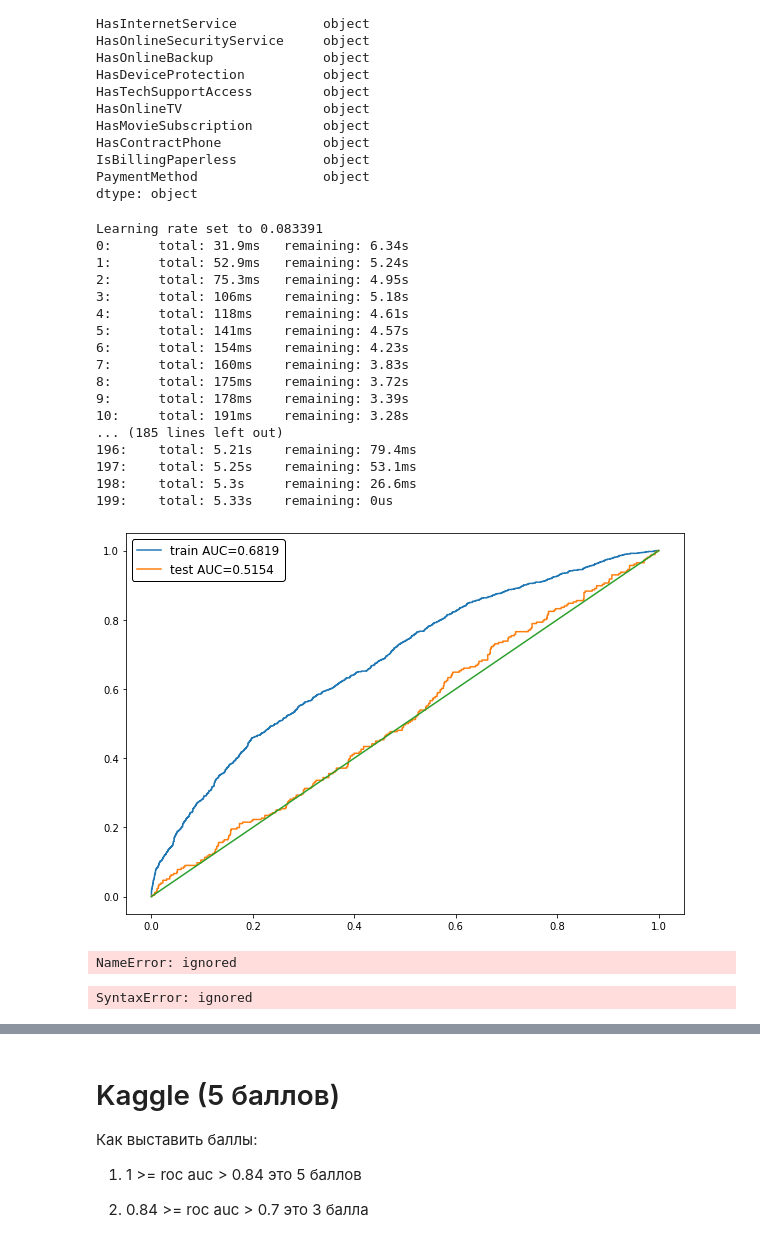
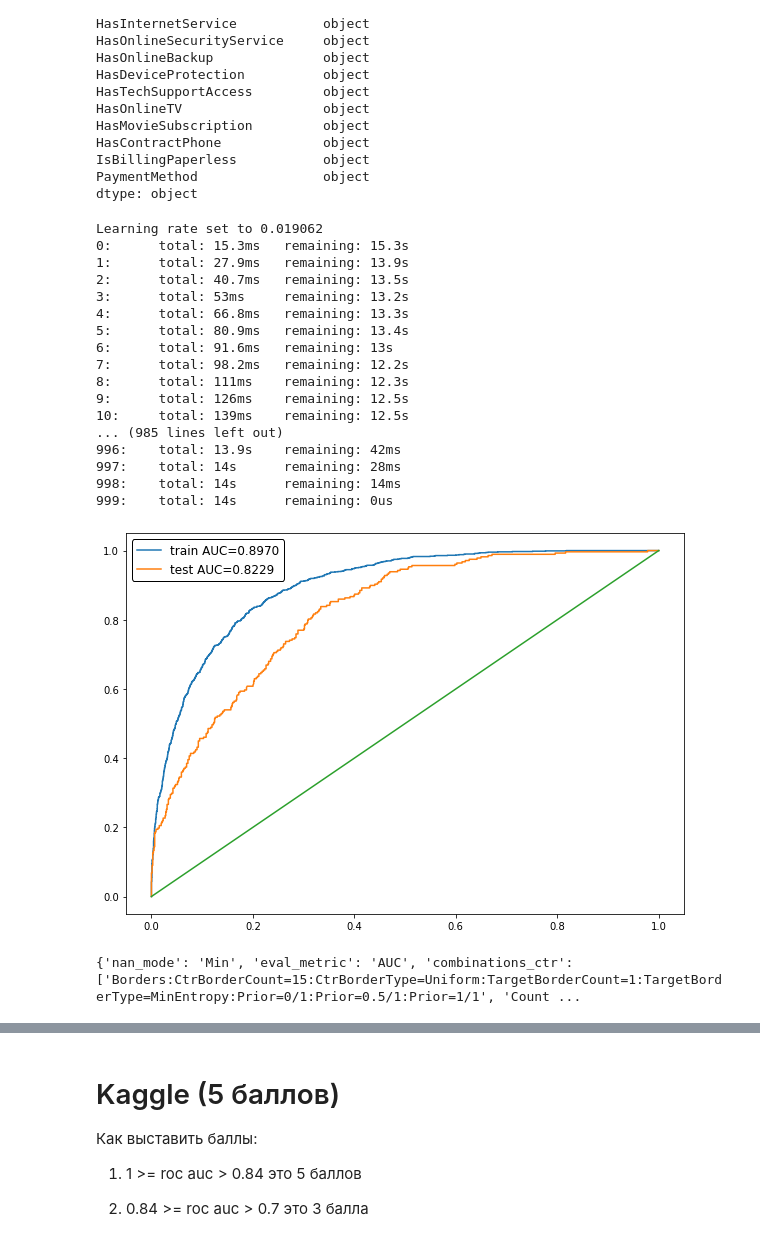
Before and after one commit to superAIyah/DL_MIPT, a Jupyter notebook: 3_Compositions_of_algo/hw/baseline.ipynb, the cells around one changed output, grey strips where cells are left out. Saved outputs shown, nothing was run; the diff lists cells and outputs as text; code cells hidden in the pictures.

```diff
--- a/3_Compositions_of_algo/hw/baseline.ipynb
+++ b/3_Compositions_of_algo/hw/baseline.ipynb
@@ -696,9 +698,10 @@ X_cat.head()
 # %%
-X_train_origin, X_test_origin, _, _ = train_test_split(X_cat.values, y.values,
+X_train_origin, X_test_origin, y_train_origin, y_test_origin = train_test_split(X_origin.values, y.values,
                                                        train_size=0.8,
                                                        random_state=42)
 # %%
 cat_idxs = []
-for i, elem in enumerate(X_cat.columns):
+for i, elem in enumerate(X_origin.columns):
     if elem in cat_cols:
         cat_idxs.append(i)
+print(cat_idxs)
@@ -726,56 +731,46 @@ IsBillingPaperless           object
 PaymentMethod                object
 dtype: object
 # %%
-boosting_model = catboost.CatBoostClassifier(n_estimators=200,
-                                             cat_features=cat_idxs, eval_metric='AUC')
+boosting_model = catboost.CatBoostClassifier(cat_features=cat_idxs, eval_metric='AUC')
 
-boosting_model.fit(X_train_origin, y_train)
+boosting_model.fit(X_train_origin, y_train_origin)
 
 y_train_predicted = boosting_model.predict_proba(X_train_origin)[:, 1]
 y_test_predicted = boosting_model.predict_proba(X_test_origin)[:, 1]
 # %% [output]
-Learning rate set to 0.083391
-0:      total: 31.9ms   remaining: 6.34s
-1:      total: 52.9ms   remaining: 5.24s
-2:      total: 75.3ms   remaining: 4.95s
-3:      total: 106ms    remaining: 5.18s
-4:      total: 118ms    remaining: 4.61s
-5:      total: 141ms    remaining: 4.57s
-6:      total: 154ms    remaining: 4.23s
-7:      total: 160ms    remaining: 3.83s
-8:      total: 175ms    remaining: 3.72s
-9:      total: 178ms    remaining: 3.39s
-10:     total: 191ms    remaining: 3.28s
-... (185 lines left out)
-196:    total: 5.21s    remaining: 79.4ms
-197:    total: 5.25s    remaining: 53.1ms
-198:    total: 5.3s     remaining: 26.6ms
-199:    total: 5.33s    remaining: 0us
+Learning rate set to 0.019062
+0:      total: 15.3ms   remaining: 15.3s
+1:      total: 27.9ms   remaining: 13.9s
+2:      total: 40.7ms   remaining: 13.5s
+3:      total: 53ms     remaining: 13.2s
+4:      total: 66.8ms   remaining: 13.3s
+5:      total: 80.9ms   remaining: 13.4s
+6:      total: 91.6ms   remaining: 13s
+7:      total: 98.2ms   remaining: 12.2s
+8:      total: 111ms    remaining: 12.3s
+9:      total: 126ms    remaining: 12.5s
+10:     total: 139ms    remaining: 12.5s
+... (985 lines left out)
+996:    total: 13.9s    remaining: 42ms
+997:    total: 14s      remaining: 28ms
+998:    total: 14s      remaining: 14ms
+999:    total: 14s      remaining: 0us
 # %%
 from sklearn.metrics import roc_curve
-train_auc = roc_auc_score(y_train, y_train_predicted)
-test_auc = roc_auc_score(y_test, y_test_predicted)
+train_auc = roc_auc_score(y_train_origin, y_train_predicted)
+test_auc = roc_auc_score(y_test_origin, y_test_predicted)
 
 plt.figure(figsize=(10,7))
-plt.plot(*roc_curve(y_train, y_train_predicted)[:2], label='train AUC={:.4f}'.format(train_auc))
-plt.plot(*roc_curve(y_test, y_test_predicted)[:2], label='test AUC={:.4f}'.format(test_auc))
+plt.plot(*roc_curve(y_train_origin, y_train_predicted)[:2], label='train AUC={:.4f}'.format(train_auc))
+plt.plot(*roc_curve(y_test_origin, y_test_predicted)[:2], label='test AUC={:.4f}'.format(test_auc))
 legend_box = plt.legend(fontsize='large', framealpha=1).get_frame()
 legend_box.set_facecolor("white")
 legend_box.set_edgecolor("black")
 plt.plot(np.linspace(0,1,100), np.linspace(0,1,100))
 plt.show()
 # %% [output]
-[figure, old version]
+[figure, new version]
-# %%
-boosting_model = catboost.CatBoostClassifier(n_estimators=200, silent=True,
-                                             cat_features=cat_idxs,
-                                             eval_metric='AUC')
-boosting_model.grid_search({'l2_leaf_reg': np.linspace(0, 1, 20)},
-                           X_train_origin,
-                           y_train, plot=True, refit=True)
-# %% [output]
-NameError: ignored
-# %%
-best_model = # какая-то предыдущая модель
-# %% [output]
-SyntaxError: ignored
+# %%
+print(boosting_model.get_all_params())
+# %% [output]
+{'nan_mode': 'Min', 'eval_metric': 'AUC', 'combinations_ctr': ['Borders:CtrBorderCount=15:CtrBorderType=Uniform:TargetBorderCount=1:TargetBorderType=MinEntropy:Prior=0/1:Prior=0.5/1:Prior=1/1', 'Count ...
```
Also changed, not shown: parts of 29 cells of this notebook, 1 other file.
